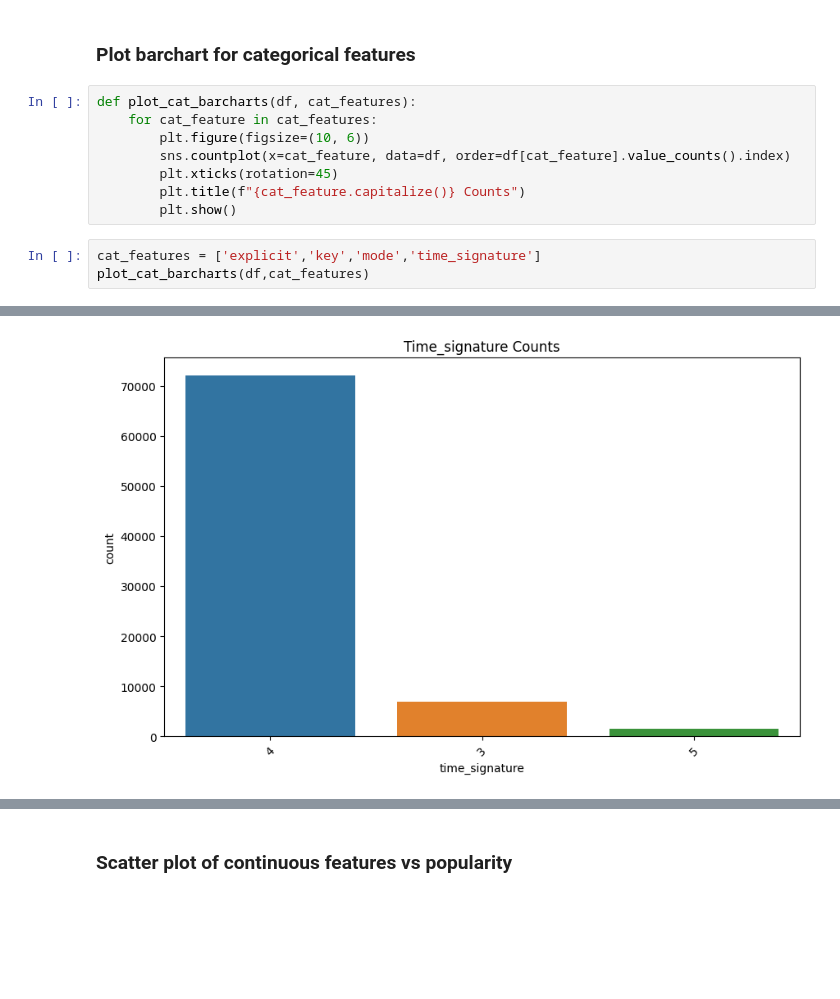
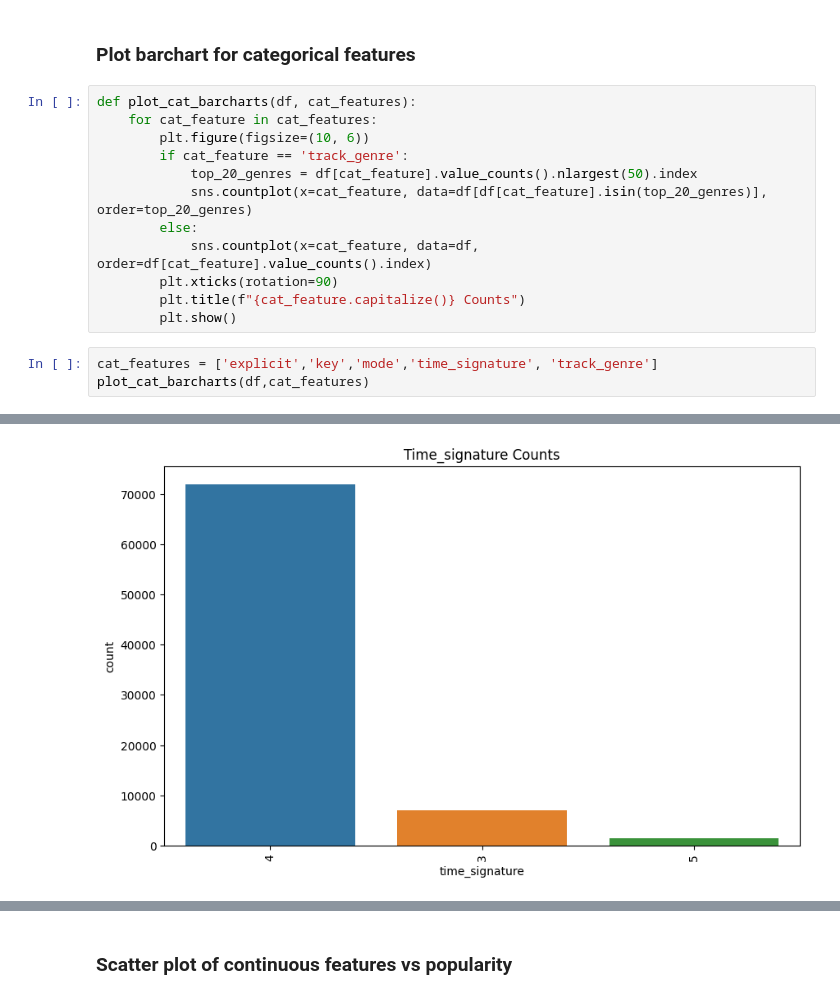
Before and after one commit to diivien/Music-Popularity-Prediction, a Jupyter notebook: Exploratory Data Analysis.ipynb, the cells around one changed output, grey strips where cells are left out. Saved outputs shown, nothing was run; the diff lists cells and outputs as text; blank space fills up the shorter version.

```diff
--- a/Exploratory Data Analysis.ipynb
+++ b/Exploratory Data Analysis.ipynb
@@ -96,11 +96,15 @@ plot_continuous_distribution(df,cont_features)
 def plot_cat_barcharts(df, cat_features):
     for cat_feature in cat_features:
         plt.figure(figsize=(10, 6))
-        sns.countplot(x=cat_feature, data=df, order=df[cat_feature].value_counts().index)
-        plt.xticks(rotation=45)
+        if cat_feature == 'track_genre':
+            top_20_genres = df[cat_feature].value_counts().nlargest(50).index
+            sns.countplot(x=cat_feature, data=df[df[cat_feature].isin(top_20_genres)], order=top_20_genres)
+        else:
+            sns.countplot(x=cat_feature, data=df, order=df[cat_feature].value_counts().index)
+        plt.xticks(rotation=90)
         plt.title(f"{cat_feature.capitalize()} Counts")
         plt.show()
 # %%
-cat_features = ['explicit','key','mode','time_signature']
+cat_features = ['explicit','key','mode','time_signature', 'track_genre']
 plot_cat_barcharts(df,cat_features)
 # %% [output]
@@ -110 +114 @@ plot_cat_barcharts(df,cat_features)
-[figure, old version]
+[figure, new version]
```
Also changed, not shown: parts of 4 cells of this notebook.
